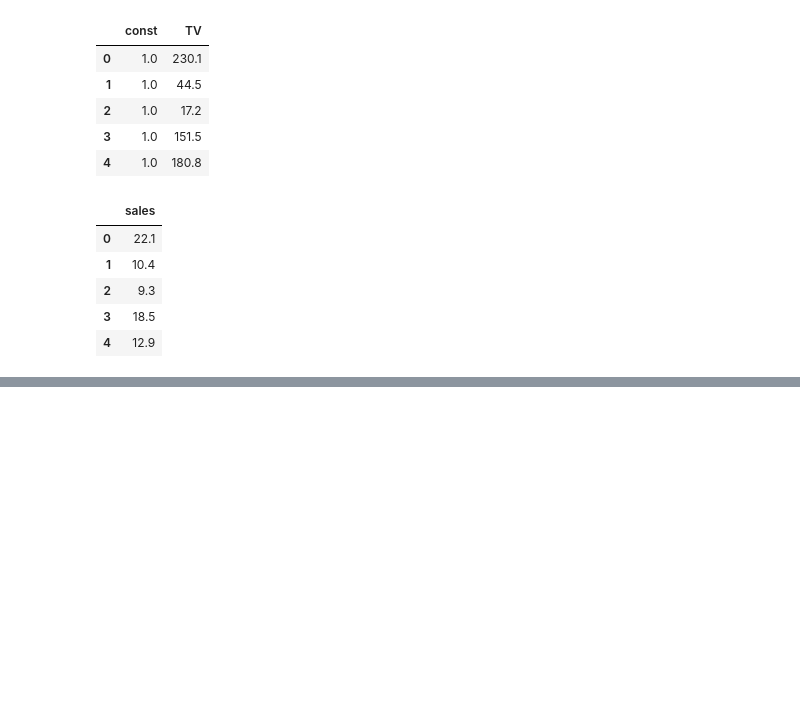
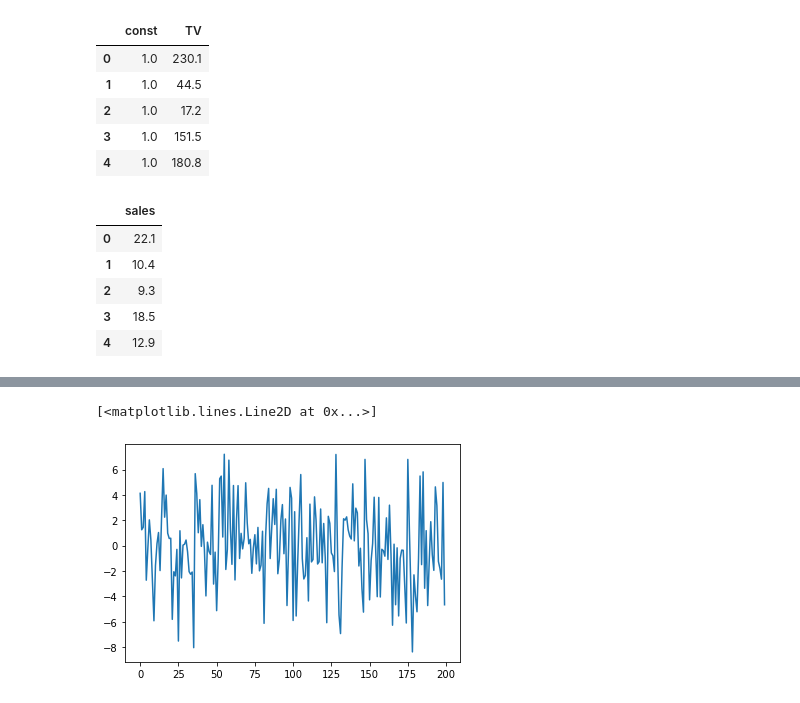
Before and after one commit to AlperenCicek/machine-learning, a Jupyter notebook: exercises/linearRegression.ipynb, the cells around one changed output, grey strips where cells are left out. Saved outputs shown, nothing was run; the diff lists cells and outputs as text; code cells hidden in the pictures; blank space fills up the shorter version.

```diff
--- a/exercises/linearRegression.ipynb
+++ b/exercises/linearRegression.ipynb
@@ -113,0 +330,5 @@ Warnings:
+# %%
+plt.plot(model.resid)
+# %% [output]
+[<matplotlib.lines.Line2D at 0x...>]
+[figure, added]
```
Also changed, not shown: parts of 32 cells of this notebook.
